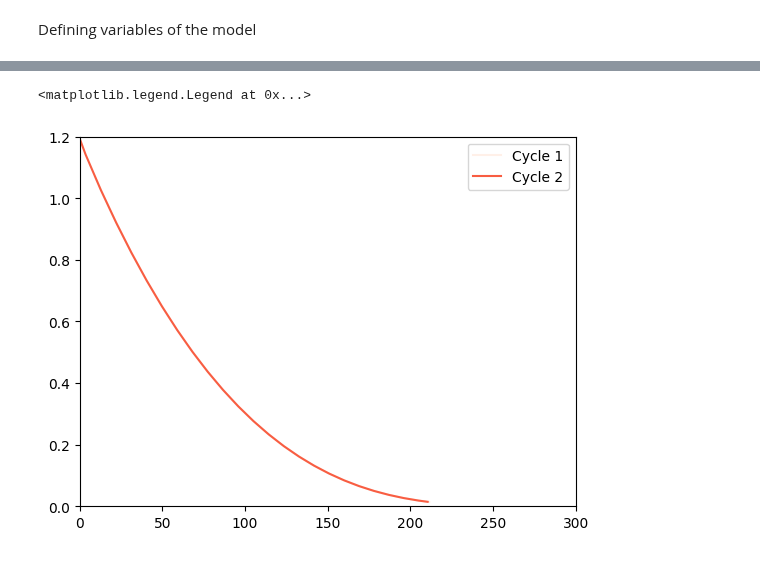
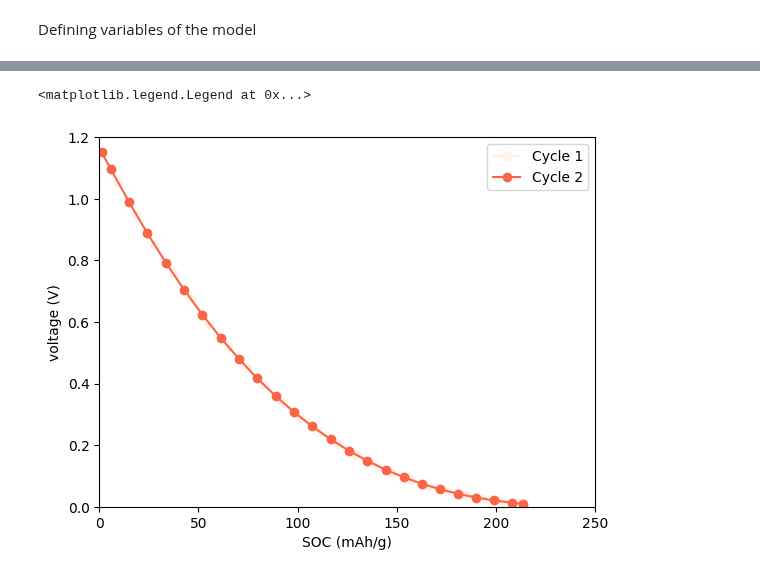
Before and after one commit to brosaplanella/formation, a Jupyter notebook: Lars_von2020.ipynb, the cells around one changed output, grey strips where cells are left out. Saved outputs shown, nothing was run; the diff lists cells and outputs as text; code cells hidden in the pictures.

```diff
--- a/Lars_von2020.ipynb
+++ b/Lars_von2020.ipynb
@@ -185,14 +185,14 @@ params = pybamm.ParameterValues(
      "Lithium ion conductivity of the SEI [S.m-1]": 1e-8,
      # Lars was in KJ
      "Chemical reference potential of Li^0 [J.mol-1]": 17.4e+3,
-     "Reference apparent thickness  [nm]": 0.05e-9,  # Lars
-     "typical tunning distance  [nm]": 0.05e-9,  # Lars
+     "Reference apparent thickness  [nm]": 0.02e-9,  # Lars
+     "typical tunning distance  [nm]": 1.52e-9,  # Lars
      "Maximum Voltage during cycling [V]": 1.2,  # Lars
      "Minimum Voltage during cycling [V]": 0.01,    # Lars
      "Butler-Volmer rate constant for intercalation [A.m-2]": 6.4e-3,
      "Diffusion coefficient of Li atoms inside the SEI [m2.s-1]": 1e-15,
      "Surface area to volume ratio [m-1]": 86.8e+6,
-     "Initial thickness of SEI [m]": 1e-9,
+     "Initial thickness of SEI [m]": 2.5e-9,
      "open circuit voltage OCV [V]": OCP,
      # (2-40 mA h g-1) /Acb (0.000032 -0.00065)
      "Current density [A.m-2]": currentDensity,
@@ -206,8 +206,8 @@ model = pybamm.lithium_ion.BaseModel()
 Defining variables of the model
 # %%
 
-eta_int = -2*R*T/F * pybamm.arcsinh((J_int) /
-                                    (2*j0_0 * pybamm.sqrt(cs/cs_max)))
+eta_int = 2*R*T/F * pybamm.arcsinh((J_int) /
+                                   (2*j0_0 * pybamm.sqrt(cs/cs_max)))
 
 # J_int = 2*j0_0 * pybamm.sqrt(cs/cs_max) * \
 #     pybamm.sinh(F/(2*R*T) * eta_int)
@@ -215,13 +215,15 @@ eta_bar_SEI = F/(R*T) * (eta_int + U0(cs/cs_max) + mu_Li_0/F)
 L_diff = c_Li * D_Li * F / j_SEI_0_0 * pybamm.exp(-(1-alpha_SEI) * eta_bar_SEI)
 L_mig = (2 * R * T * kappa_Li_SEI)/(F*pybamm.AbsoluteValue(J_int))
 L_prime_app = L_SEI - L_tun
+
 L_app = (L_prime_app / 2 + pybamm.Power(pybamm.Power(L_prime_app /
-         2, 10) + pybamm.Power(L_app_0, 2), 0.1)) * pybamm.EqualHeaviside(L_prime_app, 0) + \
-    L_prime_app * pybamm.NotEqualHeaviside(L_prime_app, 0)
+         2, 10) + pybamm.Power((L_SEI_0-L_tun), 2), 0.1))*pybamm.EqualHeaviside(L_prime_app, 0) + \
+    pybamm.EqualHeaviside(-L_prime_app, 0) * L_prime_app
+
 
 J_SEI = - j_SEI_0_0 * pybamm.exp(-alpha_SEI * eta_bar_SEI) *\
-    (1 + L_app/L_mig * pybamm.sign(J_total(pybamm.t))) / \
-    (1 + L_app/L_mig * pybamm.sign(J_total(pybamm.t)) + L_app/L_diff)
+    (1 - L_app/L_mig * pybamm.sign(J_total(pybamm.t))) / \
+    (1 - L_app/L_mig * pybamm.sign(J_total(pybamm.t)) + L_app/L_diff)
 
 model.algebraic = {
     J_int:  J_total(pybamm.t) - (J_int + J_SEI)
@@ -261,6 +263,12 @@ model.events.append(
         pybamm.Scalar(97380),
         event_type=pybamm.EventType.DISCONTINUITY))
 
+
+model.events.append(
+    pybamm.Event(
+        "discontinuity",
+        pybamm.Scalar(98711),
+        event_type=pybamm.EventType.DISCONTINUITY))
 
 model.events.append(
     pybamm.Event(
@@ -389,33 +405,35 @@ import numpy as np
 Q = Q1
 v = vv
 
 # Find indices of zeros in Q
 zero_indices = np.where(Q == 0)[0]
 
 # Split Q and v based on zero indices
 split_Q = np.split(Q, zero_indices + 1)
 split_v = np.split(v, zero_indices + 1)
 
 # Remove elements with zeros and corresponding elements in v
 filtered_Qi = [subQ[subQ != 0] for subQ in split_Q]
 filtered_vi = [subv[subQ != 0] for subv, subQ in zip(split_v, split_Q)]
 
 # Use 'Blues' colormap
 cmap = plt.cm.Reds
 
 # Plot each curve with a different color from dark blue to light blue
 k = 1
 for i, (Qi, vi) in enumerate(zip(filtered_Qi, filtered_vi), 1):
     if len(Qi) > 0:
         # Normalize the color based on the number of curves
         color = cmap(i / len(filtered_Qi))
-        plt.plot(Qi, vi, label=f'Cycle {k}', color=color)
+        plt.plot(Qi, vi, label=f'Cycle {k}', color=color, marker='o')
         k += 1
 
 
 plt.ylim(0, 1.2)
-plt.xlim(0, 300)
+plt.xlim(0, 250)
+plt.xlabel('SOC (mAh/g)')
+plt.ylabel('voltage (V)')
 plt.legend()
 # %% [output]
 <matplotlib.legend.Legend at 0x...>
-[figure, old version]
+[figure, new version]
```
Also changed, not shown: parts of 1 cell of this notebook, 5 other files.
